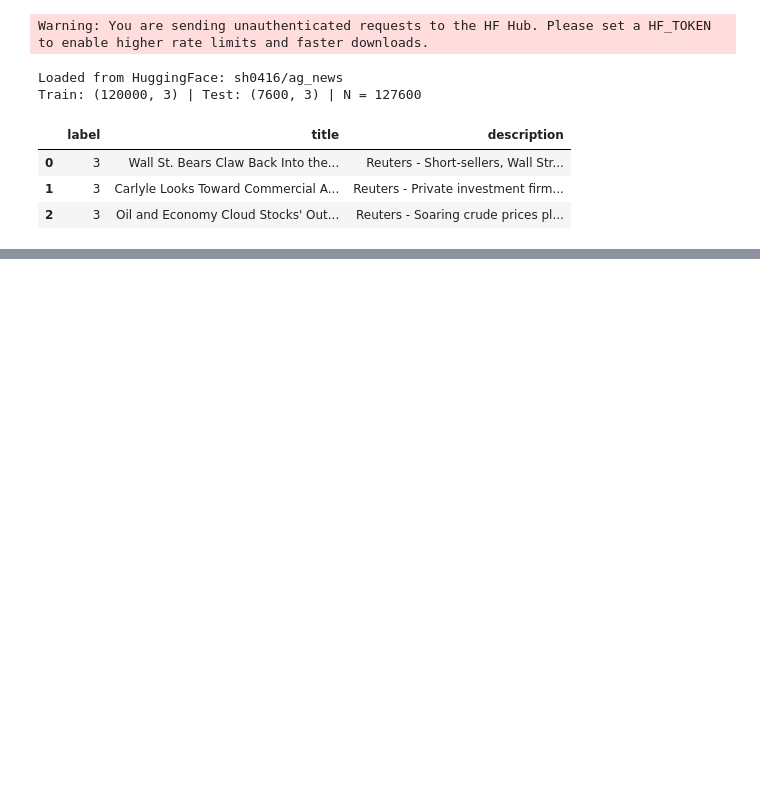
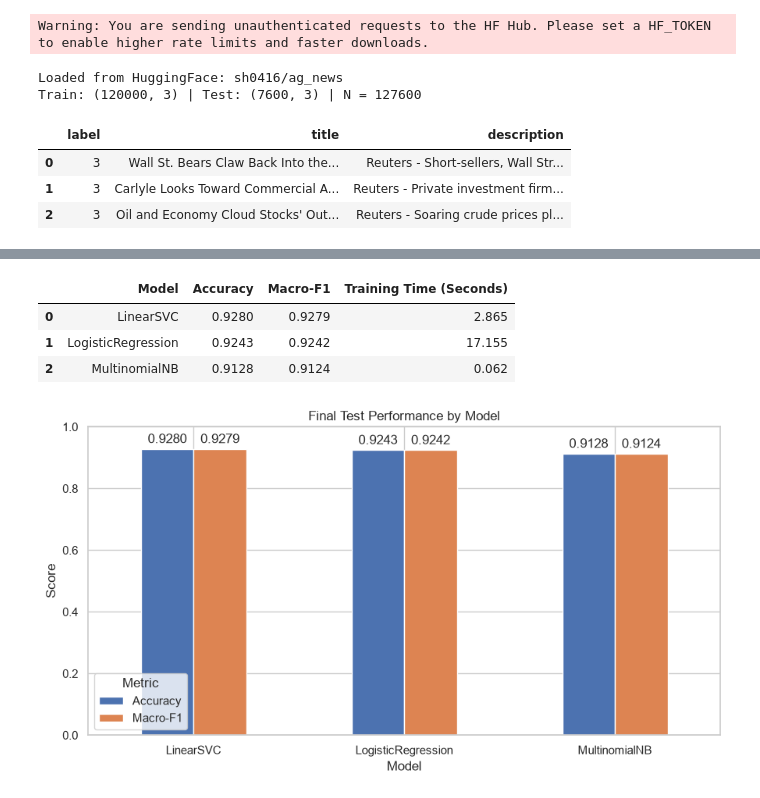
Before and after one commit to kawsarfarooq/AG-News-Text-Classification-with-Classical-ML, a Jupyter notebook: ag_news_classification.ipynb, the cells around one changed output, grey strips where cells are left out. Cells and saved outputs as stored; diff of their text form; code cells hidden in the pictures; blank space fills up the shorter version.

```diff
--- a/ag_news_classification.ipynb
+++ b/ag_news_classification.ipynb
@@ -700,0 +884,59 @@ steps, and the natural next step for higher accuracy would be a fine-tuned trans
+# %%
+summary = pd.DataFrame(
+    [
+        {
+            "Model": result["model"],
+            "Accuracy": result["accuracy"],
+            "Macro-F1": result["macro_f1"],
+            "Training Time (Seconds)": result["fit_seconds"]
+        }
+        for result in final_results
+    ]
+)
+
+summary = (
+    summary
+    .sort_values("Accuracy", ascending=False)
+    .reset_index(drop=True)
+)
+
+display(
+    summary.style.format({
+        "Accuracy": "{:.4f}",
+        "Macro-F1": "{:.4f}",
+        "Training Time (Seconds)": "{:.3f}"
+    })
+)
+# %% [output]
+|  | Model | Accuracy | Macro-F1 | Training Time (Seconds) |
+| 0 | LinearSVC | 0.9280 | 0.9279 | 2.865 |
+| 1 | LogisticRegression | 0.9243 | 0.9242 | 17.155 |
+| 2 | MultinomialNB | 0.9128 | 0.9124 | 0.062 |
+# %%
+plot_summary = summary.set_index("Model")[
+    ["Accuracy", "Macro-F1"]
+]
+
+ax = plot_summary.plot(
+    kind="bar",
+    figsize=(9, 5)
+)
+
+ax.set_title("Final Test Performance by Model")
+ax.set_xlabel("Model")
+ax.set_ylabel("Score")
+ax.set_ylim(0, 1)
+ax.tick_params(axis="x", rotation=0)
+ax.legend(title="Metric")
+
+for container in ax.containers:
+    ax.bar_label(
+        container,
+        fmt="%.4f",
+        padding=3
+    )
+
+plt.tight_layout()
+plt.show()
+# %% [output]
+[figure, added]
```
Also changed, not shown: parts of 62 cells of this notebook.
